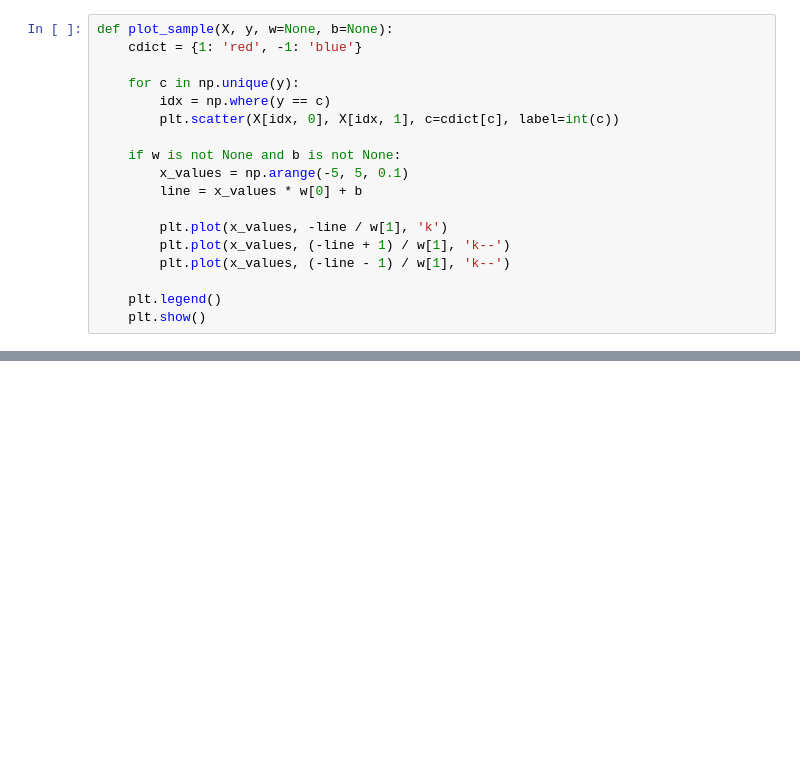
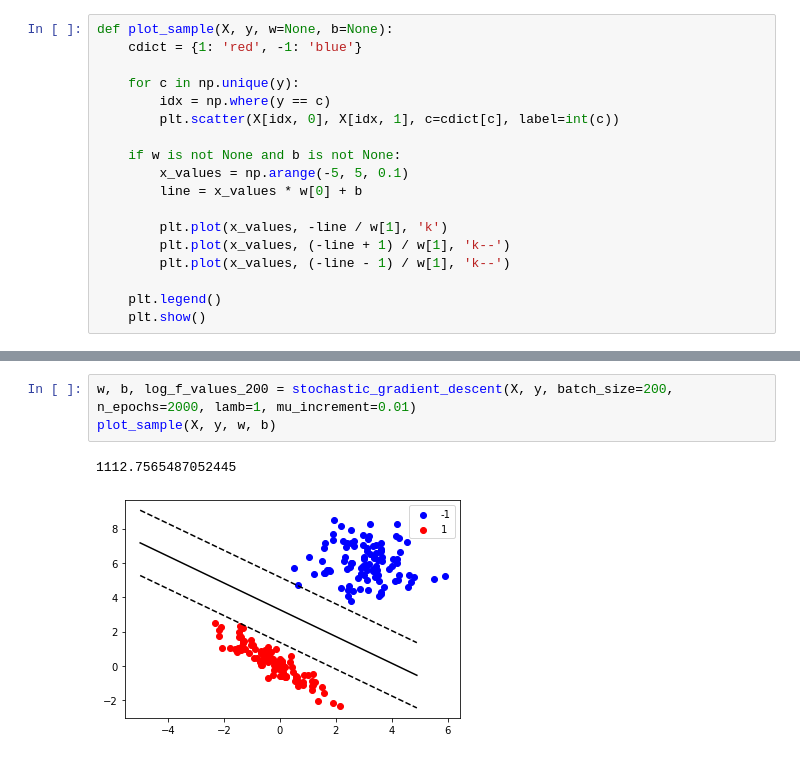
Before and after one commit to Vol0kin/OPT, a Jupyter notebook: Labs/Lab6/Lab_6.ipynb, the cells around one changed output, grey strips where cells are left out. Saved outputs shown, nothing was run; the diff lists cells and outputs as text; blank space fills up the shorter version.

```diff
--- a/Labs/Lab6/Lab_6.ipynb
+++ b/Labs/Lab6/Lab_6.ipynb
@@ -88,0 +103,6 @@ plot_sample(X, y, w, b)
+# %%
+w, b, log_f_values_200 = stochastic_gradient_descent(X, y, batch_size=200, n_epochs=2000, lamb=1, mu_increment=0.01)
+plot_sample(X, y, w, b)
+# %% [output]
+1112.7565487052445
+[figure, added]
```
Also changed, not shown: parts of 6 cells of this notebook.
